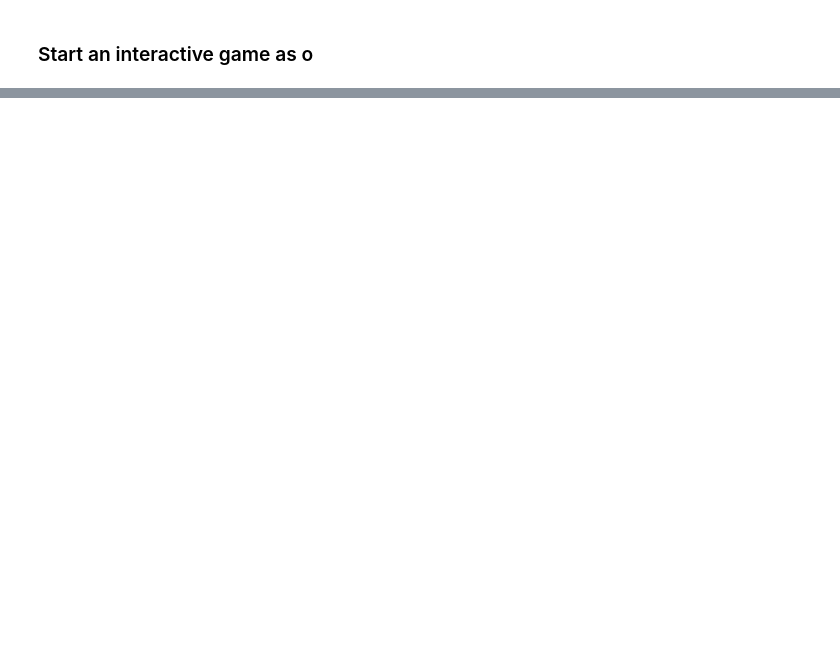
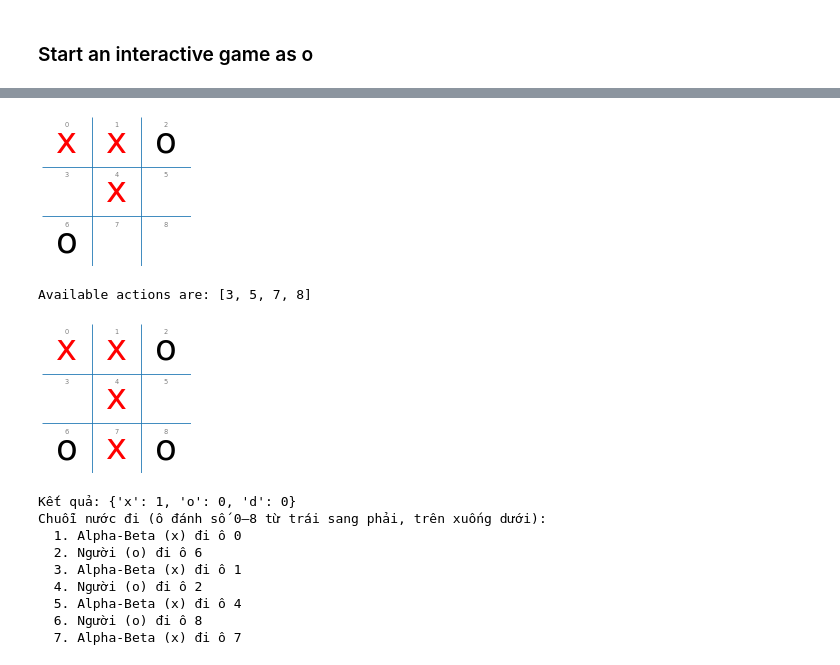
Before and after one commit to 10tothepowerof6/AdvancedAI-Repo, a Jupyter notebook: lab05_game_HuynhTanPhiHung_3124720026_DoXuanTrieu_3124720072_LeTanPhat_3124720050_LeNgocPhuc_3124720053/lab05 - game/tictactoe_interactive.ipynb, the cells around one changed output, grey strips where cells are left out. Cells and saved outputs as stored; diff of their text form; code cells hidden in the pictures; blank space fills up the shorter version.

```diff
--- a/lab05_game_HuynhTanPhiHung_3124720026_DoXuanTrieu_3124720072_LeTanPhat_3124720050_LeNgocPhuc_3124720053/lab05 - game/tictactoe_interactive.ipynb
+++ b/lab05_game_HuynhTanPhiHung_3124720026_DoXuanTrieu_3124720072_LeTanPhat_3124720050_LeNgocPhuc_3124720053/lab05 - game/tictactoe_interactive.ipynb
@@ -71,0 +182,20 @@ Available actions are: [0, 2, 3, 8]
+# %%
+# [Bài 7] Alpha-Beta cầm X (đi trước), người cầm O. Nhập số ô 0–8 khi được hỏi.
+log_o = []
+result_o = play(recorded(alpha_beta_player, 'Alpha-Beta', log_o), recorded(interactive_player, 'Người', log_o),
+                N=1, show_final_board=True)
+print('Kết quả:', result_o)
+show_log(log_o)
+# %% [output]
+[figure, added]
+Available actions are: [3, 5, 7, 8]
+[figure, added]
+Kết quả: {'x': 1, 'o': 0, 'd': 0}
+Chuỗi nước đi (ô đánh số 0–8 từ trái sang phải, trên xuống dưới):
+  1. Alpha-Beta (x) đi ô 0
+  2. Người (o) đi ô 6
+  3. Alpha-Beta (x) đi ô 1
+  4. Người (o) đi ô 2
+  5. Alpha-Beta (x) đi ô 4
+  6. Người (o) đi ô 8
+  7. Alpha-Beta (x) đi ô 7
```
Also changed, not shown: parts of 9 cells of this notebook.
